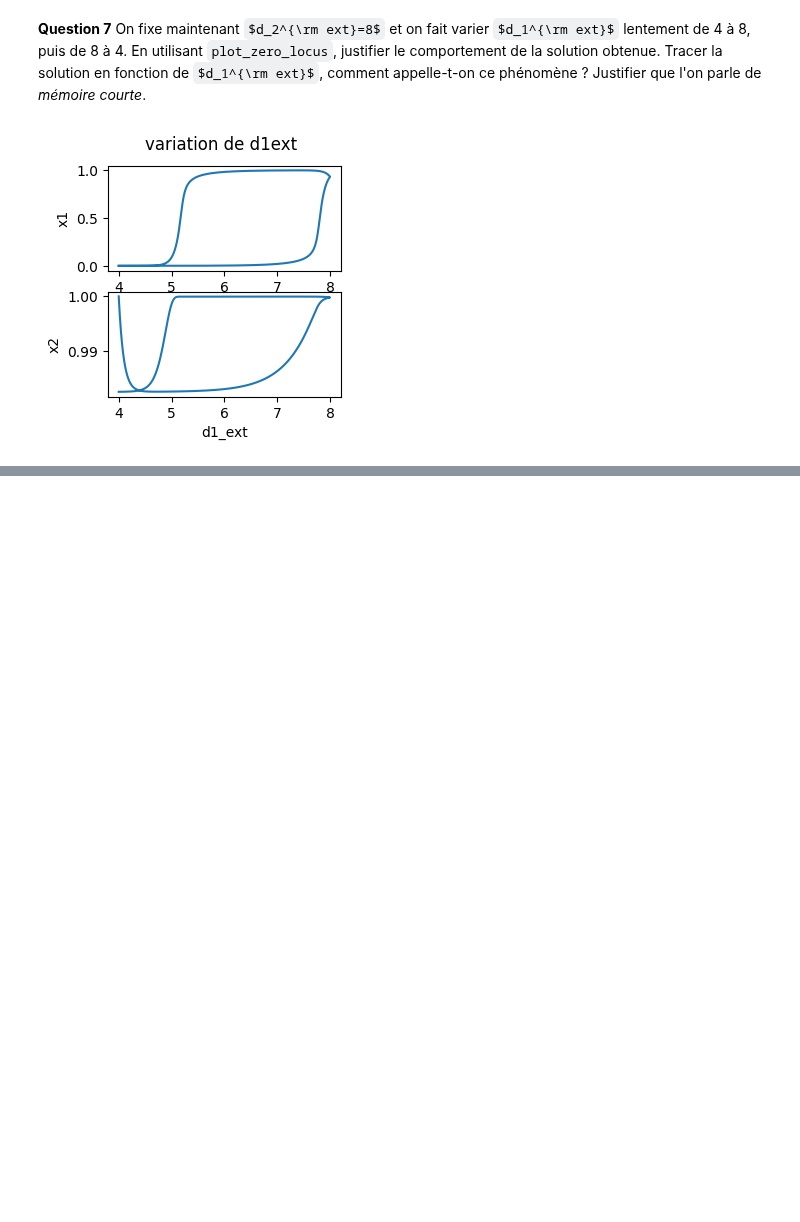
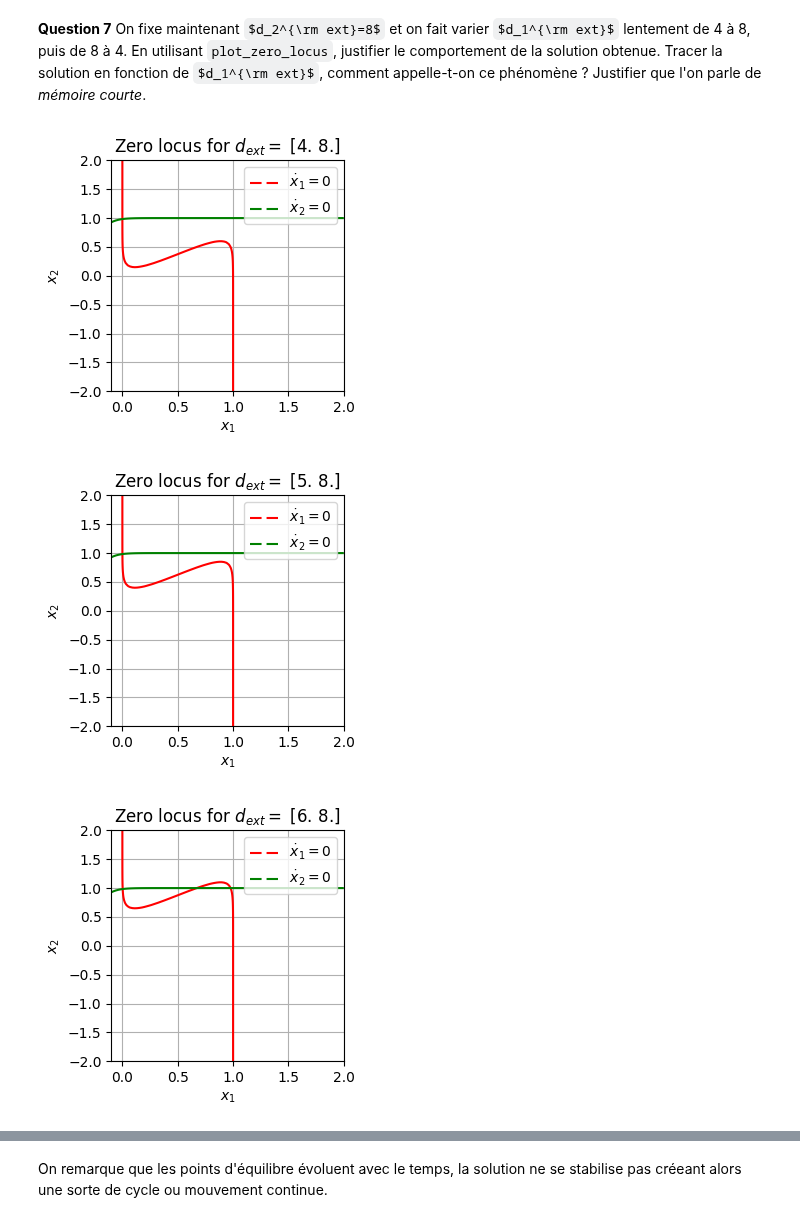
Before and after one commit to VDeumier/Projet_UE11, a Jupyter notebook: Projet Equations Différentielles.ipynb, the cells around one changed output, grey strips where cells are left out. Cells and saved outputs as stored; diff of their text form; code cells hidden in the pictures; some formulas as TeX source; blank space fills up the shorter version.

```diff
--- a/Projet Equations Différentielles.ipynb
+++ b/Projet Equations Différentielles.ipynb
@@ -299,17 +301,14 @@ x0 = np.array([0.0,1.0])
 dt = 0.1
 t0, tf = 0.0, 80.0
 time, x = solve_euler_explicit(f_d_ext_varying, x0, dt, t0, tf)
-x1=[x[i][0] for i in range(len(x))]
-x2=[x[i][1] for i in range(len(x))]
-d1_ext=[d_ext_varying(t)[0] for t in time]
-
-fig, (ax1, ax2) = plt.subplots(2)
-fig.suptitle("variation de d1ext")
-ax1.plot(d1_ext,x1)
-ax1.set(xlabel="d1_ext",ylabel="x1")
-ax2.plot(d1_ext,x2)
-ax2.set(xlabel="d1_ext",ylabel="x2")
-
-plt.show()
-# %% [output]
-[figure, removed]
+# %%
+d1_ext=[d_ext_varying(t)[0] for t in time]
+plot_zero_locus(d_ext_varying(0))
+plot_zero_locus(d_ext_varying(10))
+plot_zero_locus(d_ext_varying(20))
+plot_zero_locus(d_ext_varying(30))
+plot_zero_locus(d_ext_varying(40))
+# %% [output]
+[figure, added]
+[figure, added]
+[figure, added]
@@ -315,0 +317,2 @@ plt.show()
+# %% [markdown]
+On remarque que les points d'équilibre évoluent avec le temps, la solution ne se stabilise pas créeant alors une sorte de cycle ou mouvement continue.
```
Also changed, not shown: parts of 9 cells of this notebook.
